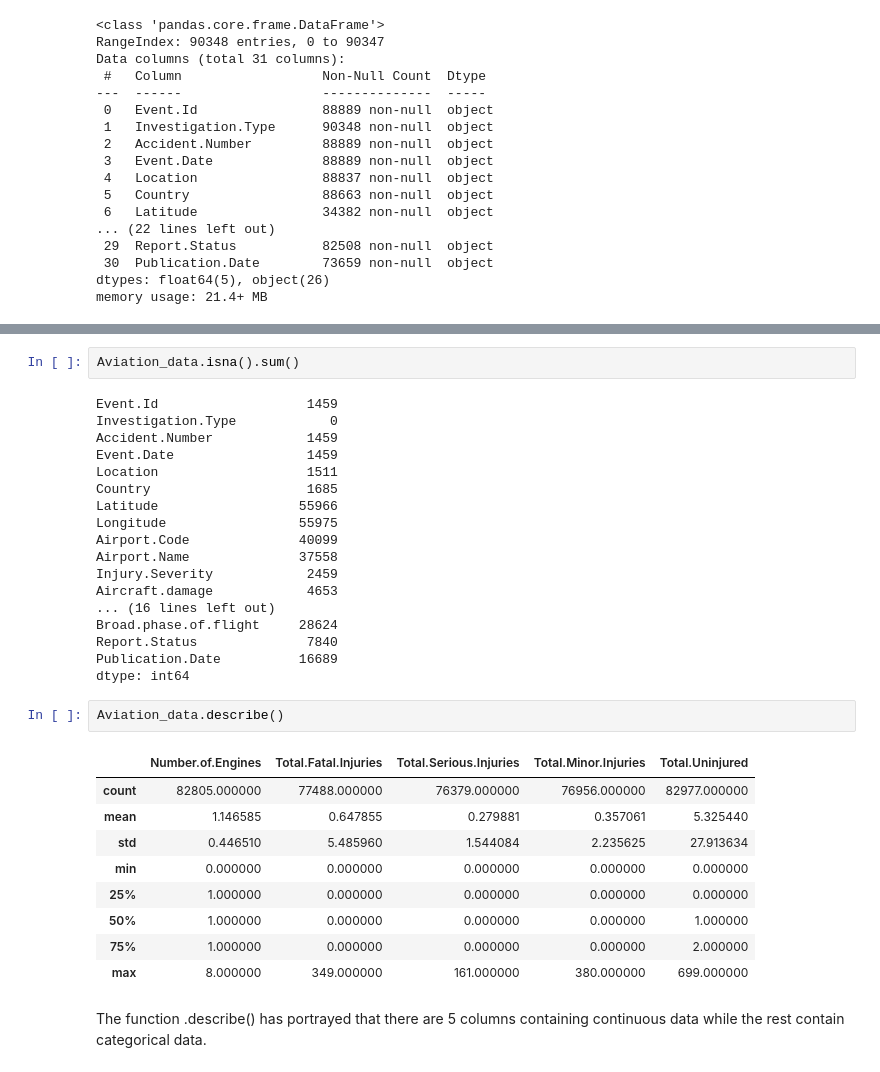
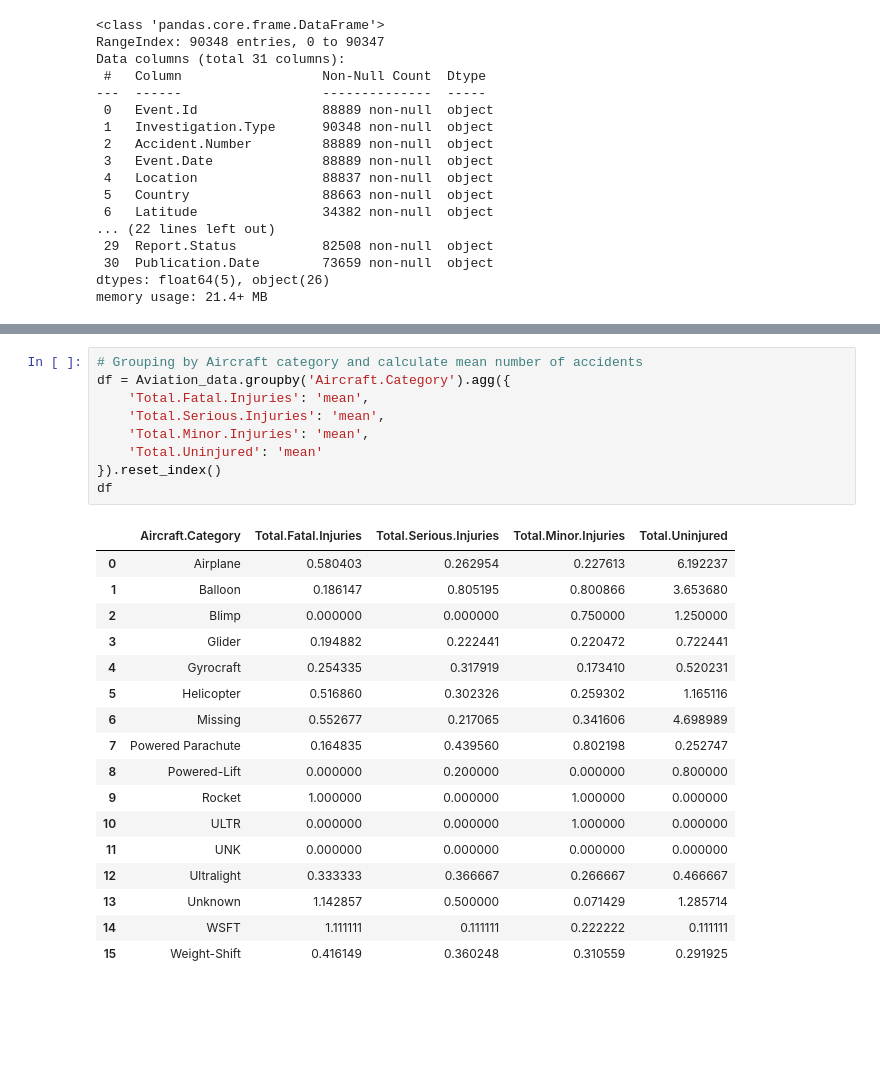
Before and after one commit to Eugene-Asengi/dsc-phase-1-project-v3, a Jupyter notebook: student.ipynb, the cells around one changed output, grey strips where cells are left out. Saved outputs shown, nothing was run; the diff lists cells and outputs as text; blank space fills up the shorter version.

```diff
--- a/student.ipynb
+++ b/student.ipynb
@@ -116,34 +314,27 @@ I will use the function .isna().sum() to confirm the total number of NaN values
-# %%
-Aviation_data.isna().sum()
-# %% [output]
-Event.Id                   1459
-Investigation.Type            0
-Accident.Number            1459
-Event.Date                 1459
-Location                   1511
-Country                    1685
-Latitude                  55966
-Longitude                 55975
-Airport.Code              40099
-Airport.Name              37558
-Injury.Severity            2459
-Aircraft.damage            4653
-... (16 lines left out)
-Broad.phase.of.flight     28624
-Report.Status              7840
-Publication.Date          16689
-dtype: int64
-# %%
-Aviation_data.describe()
-# %% [output]
-|  | Number.of.Engines | Total.Fatal.Injuries | Total.Serious.Injuries | Total.Minor.Injuries | Total.Uninjured |
-| count | 82805.000000 | 77488.000000 | 76379.000000 | 76956.000000 | 82977.000000 |
-| mean | 1.146585 | 0.647855 | 0.279881 | 0.357061 | 5.325440 |
-| std | 0.446510 | 5.485960 | 1.544084 | 2.235625 | 27.913634 |
-| min | 0.000000 | 0.000000 | 0.000000 | 0.000000 | 0.000000 |
-| 25% | 1.000000 | 0.000000 | 0.000000 | 0.000000 | 0.000000 |
-| 50% | 1.000000 | 0.000000 | 0.000000 | 0.000000 | 1.000000 |
-| 75% | 1.000000 | 0.000000 | 0.000000 | 0.000000 | 2.000000 |
-| max | 8.000000 | 349.000000 | 161.000000 | 380.000000 | 699.000000 |
-# %% [markdown]
-The function .describe() has portrayed that there are 5 columns containing continuous data while the rest contain categorical data.
+# %%
+# Grouping by Aircraft category and calculate mean number of accidents
+df = Aviation_data.groupby('Aircraft.Category').agg({
+    'Total.Fatal.Injuries': 'mean',
+    'Total.Serious.Injuries': 'mean',
+    'Total.Minor.Injuries': 'mean',
+    'Total.Uninjured': 'mean'
+}).reset_index()
+df
+# %% [output]
+|  | Aircraft.Category | Total.Fatal.Injuries | Total.Serious.Injuries | Total.Minor.Injuries | Total.Uninjured |
+| 0 | Airplane | 0.580403 | 0.262954 | 0.227613 | 6.192237 |
+| 1 | Balloon | 0.186147 | 0.805195 | 0.800866 | 3.653680 |
+| 2 | Blimp | 0.000000 | 0.000000 | 0.750000 | 1.250000 |
+| 3 | Glider | 0.194882 | 0.222441 | 0.220472 | 0.722441 |
+| 4 | Gyrocraft | 0.254335 | 0.317919 | 0.173410 | 0.520231 |
+| 5 | Helicopter | 0.516860 | 0.302326 | 0.259302 | 1.165116 |
+| 6 | Missing | 0.552677 | 0.217065 | 0.341606 | 4.698989 |
+| 7 | Powered Parachute | 0.164835 | 0.439560 | 0.802198 | 0.252747 |
+| 8 | Powered-Lift | 0.000000 | 0.200000 | 0.000000 | 0.800000 |
+| 9 | Rocket | 1.000000 | 0.000000 | 1.000000 | 0.000000 |
+| 10 | ULTR | 0.000000 | 0.000000 | 1.000000 | 0.000000 |
+| 11 | UNK | 0.000000 | 0.000000 | 0.000000 | 0.000000 |
+| 12 | Ultralight | 0.333333 | 0.366667 | 0.266667 | 0.466667 |
+| 13 | Unknown | 1.142857 | 0.500000 | 0.071429 | 1.285714 |
+| 14 | WSFT | 1.111111 | 0.111111 | 0.222222 | 0.111111 |
+| 15 | Weight-Shift | 0.416149 | 0.360248 | 0.310559 | 0.291925 |
```
Also changed, not shown: parts of 34 cells of this notebook.
